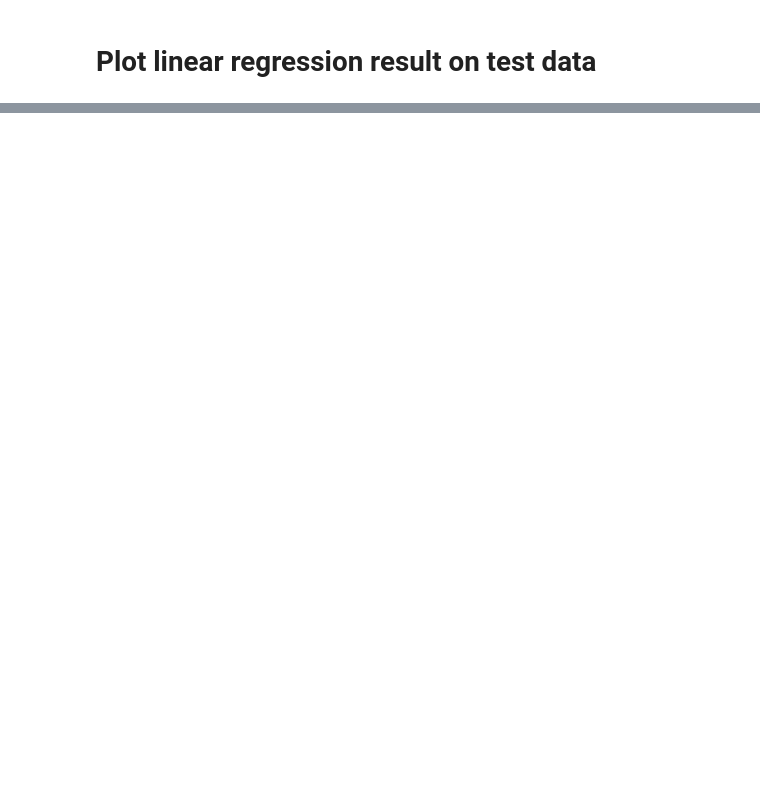
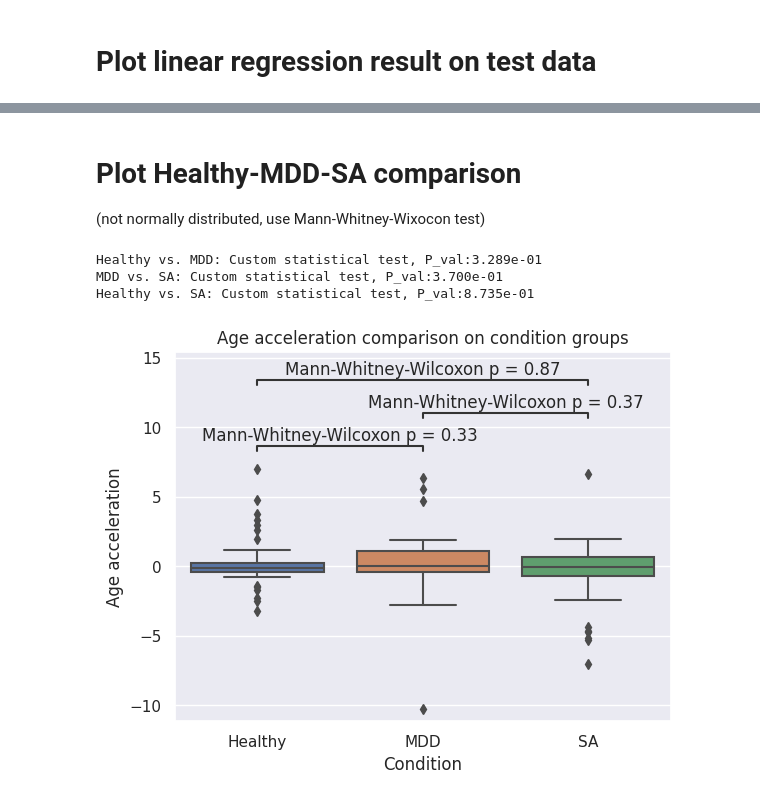
Before and after one commit to szazo/epigenetic-clock, a Jupyter notebook: assignment2_rrbs.ipynb, the cells around one changed output, grey strips where cells are left out. Drawn from its saved outputs; the diff is of its cells as text; code cells hidden in the pictures; blank space fills up the shorter version.

```diff
--- a/assignment2_rrbs.ipynb
+++ b/assignment2_rrbs.ipynb
@@ -166,0 +211,14 @@ clock_trainer.plot_linear_regression_result(
+# %%
+from epigenetic_clock_assignment import HealthyMDDSAStats
+
+# prepare stats
+healthy_mdd_sa_stats = HealthyMDDSAStats()
+
+healthy_mdd_sa_stats_df, is_age_normal, is_age_acceleration_norm = healthy_mdd_sa_stats.prepare_stat_dataframe(
+    meta_df=meta_df,
+    y=y,
+    y_pred=y_pred,
+    stats=stats)
+
+print('is condition grouped "age" normally distributed?\n', is_age_normal)
+print('is condition grouped "age acceleration" normally distributed?\n', is_age_normal)
@@ -166,0 +238,14 @@ clock_trainer.plot_linear_regression_result(
+# %% [markdown]
+# Plot Healthy-MDD-SA comparison
+
+(not normally distributed, use Mann-Whitney-Wixocon test)
+# %%
+from epigenetic_clock_assignment import HealthyMDDSABoxPlot
+
+healthy_mdd_sa_plot = HealthyMDDSABoxPlot()
+healthy_mdd_sa_plot.boxplot(healthy_mdd_sa_stats_df, title='Age acceleration comparison on condition groups')
+# %% [output]
+Healthy vs. MDD: Custom statistical test, P_val:3.289e-01
+MDD vs. SA: Custom statistical test, P_val:3.700e-01
+Healthy vs. SA: Custom statistical test, P_val:8.735e-01
+[figure, added]
```
Also changed, not shown: parts of 18 cells of this notebook, 7 other files.
